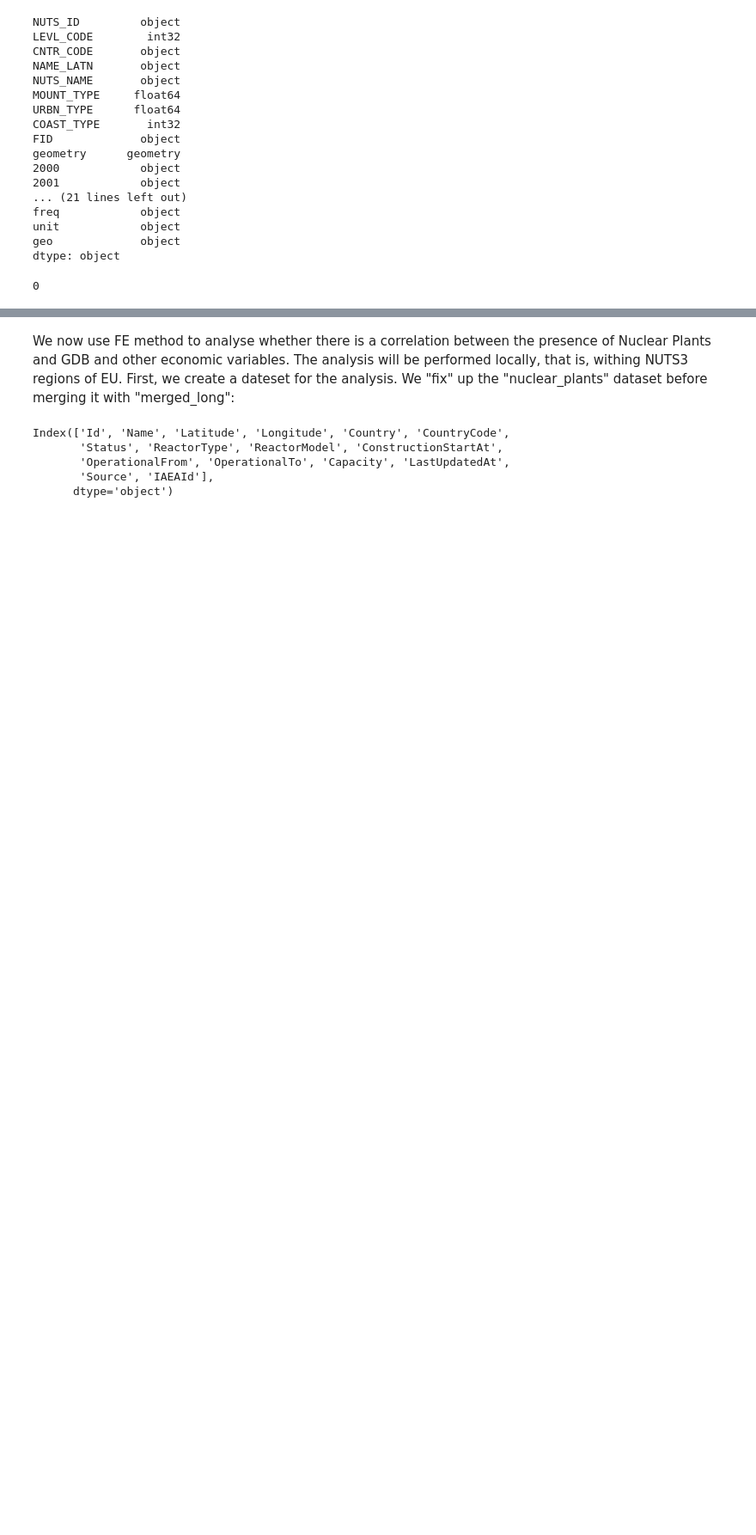
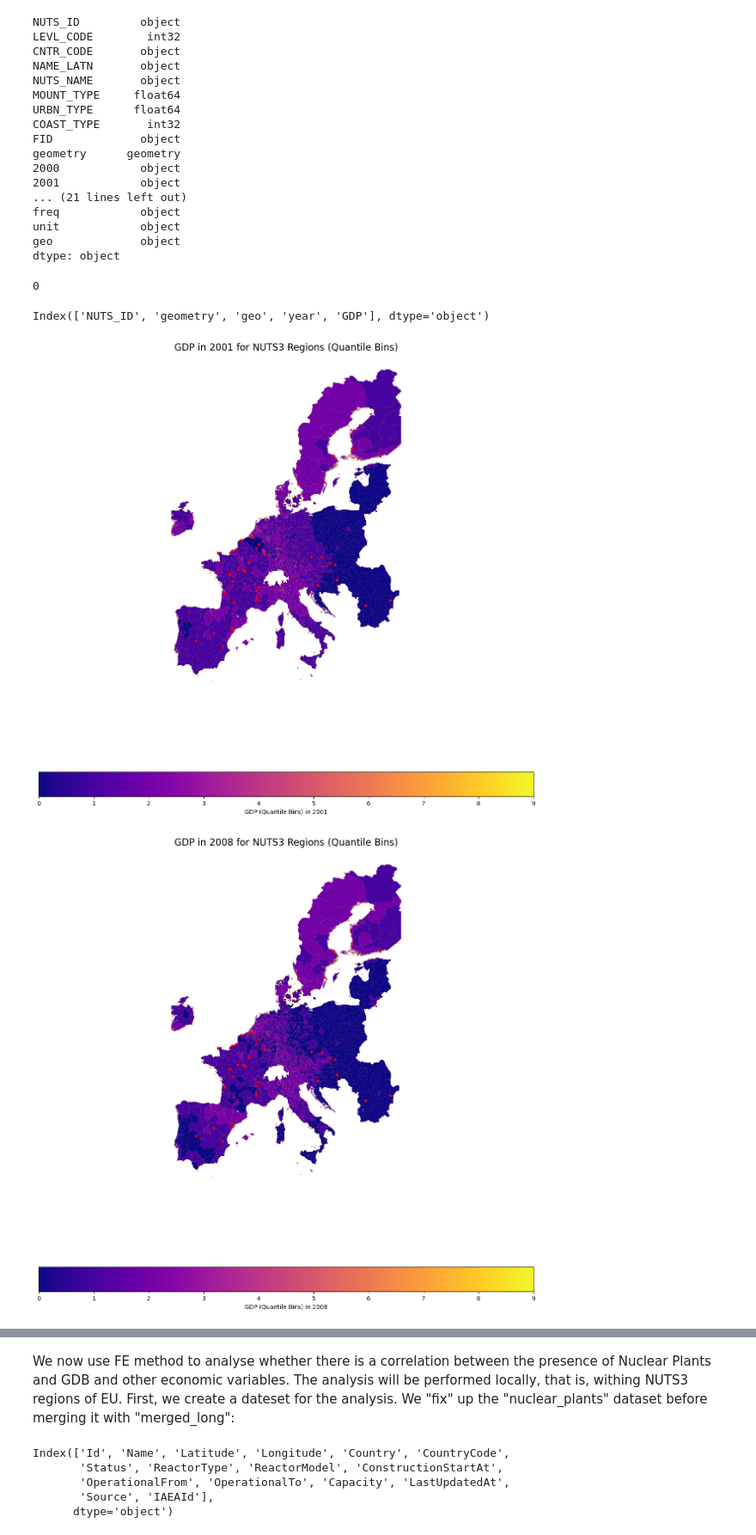
Before and after one commit to MarcoVCaravella/Introduction-to-Python-for-Economists, a Jupyter notebook: Untitled.ipynb, the cells around one changed output, grey strips where cells are left out. Shown at 86% size. Saved outputs shown, nothing was run; the diff lists cells and outputs as text; code cells hidden in the pictures; blank space fills up the shorter version.

```diff
--- a/Untitled.ipynb
+++ b/Untitled.ipynb
@@ -238,3 +264,39 @@ merged_long = pd.melt(
 print(merged_long['GDP'].isna().sum())
 # %% [output]
 0
+# %%
+print(merged_long.columns)
+# %% [output]
+Index(['NUTS_ID', 'geometry', 'geo', 'year', 'GDP'], dtype='object')
+# %%
+years_of_interest = ["2001", "2008", "2015"]
+merged_long = merged_long[merged_long['year'].isin(years_of_interest)]
+merged_long = gpd.GeoDataFrame(merged_long, geometry="geometry")
+
+# Plot for each year
+for year in years_of_interest:
+    year_data = merged_long[merged_long['year'] == year].copy()  # Use .copy() to avoid SettingWithCopyWarning
+    year_data.loc[:, 'year'] = pd.to_numeric(year_data['year'], errors="coerce")  # Explicit .loc
+    year_data.loc[:, "Log_GDP"] = np.log1p(year_data["GDP"])  # Explicit .loc
+    # Normalize GDP values to the range 0–1
+    year_data["Scaled_GDP"] = (year_data["GDP"] - year_data["GDP"].min()) / (year_data["GDP"].max() - year_data["GDP"].min())
+    # Add a new column with quantile bins
+    year_data["GDP_Bins"] = pd.qcut(year_data["GDP"], q=10, labels=False)
+    fig, ax = plt.subplots(1, 1, figsize=(15, 15))
+    year_data.plot(
+    column="GDP_Bins",
+    cmap="plasma",
+    legend=True,
+    ax=ax,
+    legend_kwds={
+        "label": f"GDP (Quantile Bins) in {year}",
+        "orientation": "horizontal"
+    }
+)
+    plants_gdf.plot(ax=ax, color="red", markersize=10, label="Nuclear Plant")
+    ax.set_title(f"GDP in {year} for NUTS3 Regions (Quantile Bins)", fontsize=16)
+    ax.axis("off")
+    plt.show()
+# %% [output]
+[figure, added]
+[figure, added]
```
Also changed, not shown: parts of 16 cells of this notebook.
